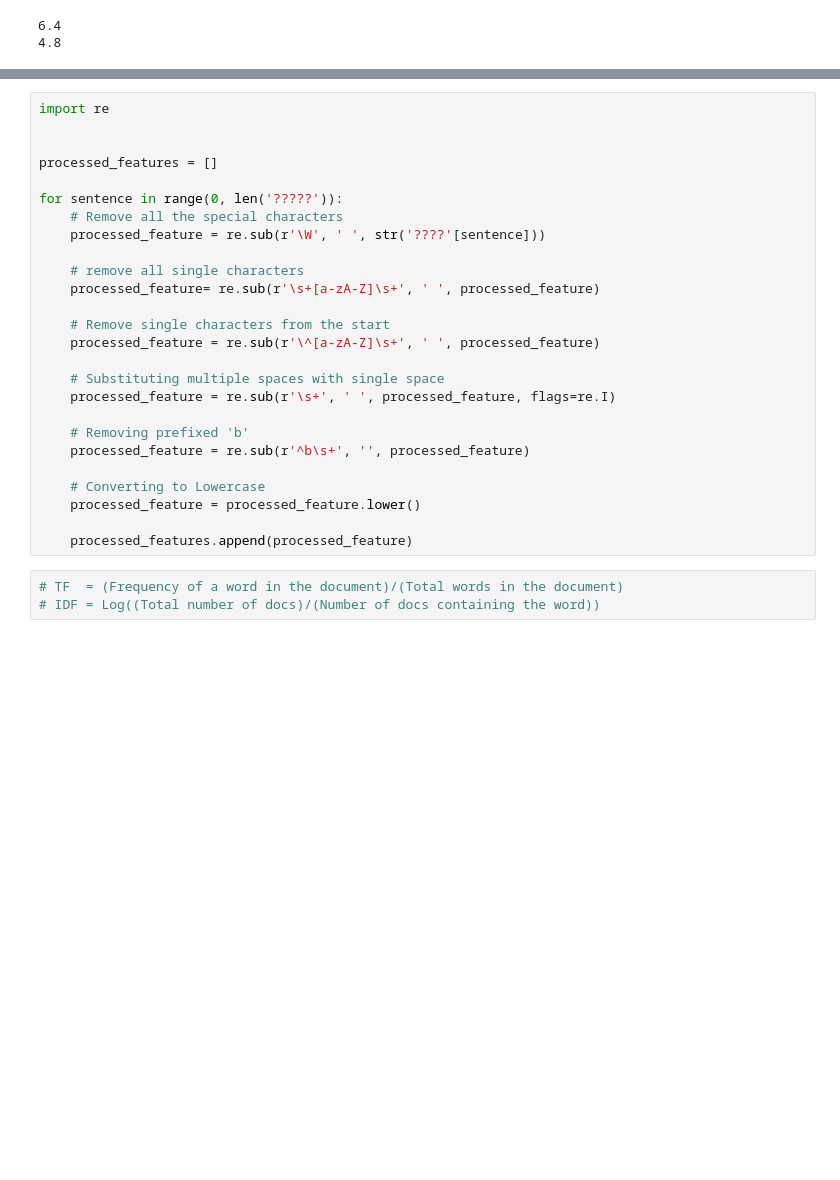
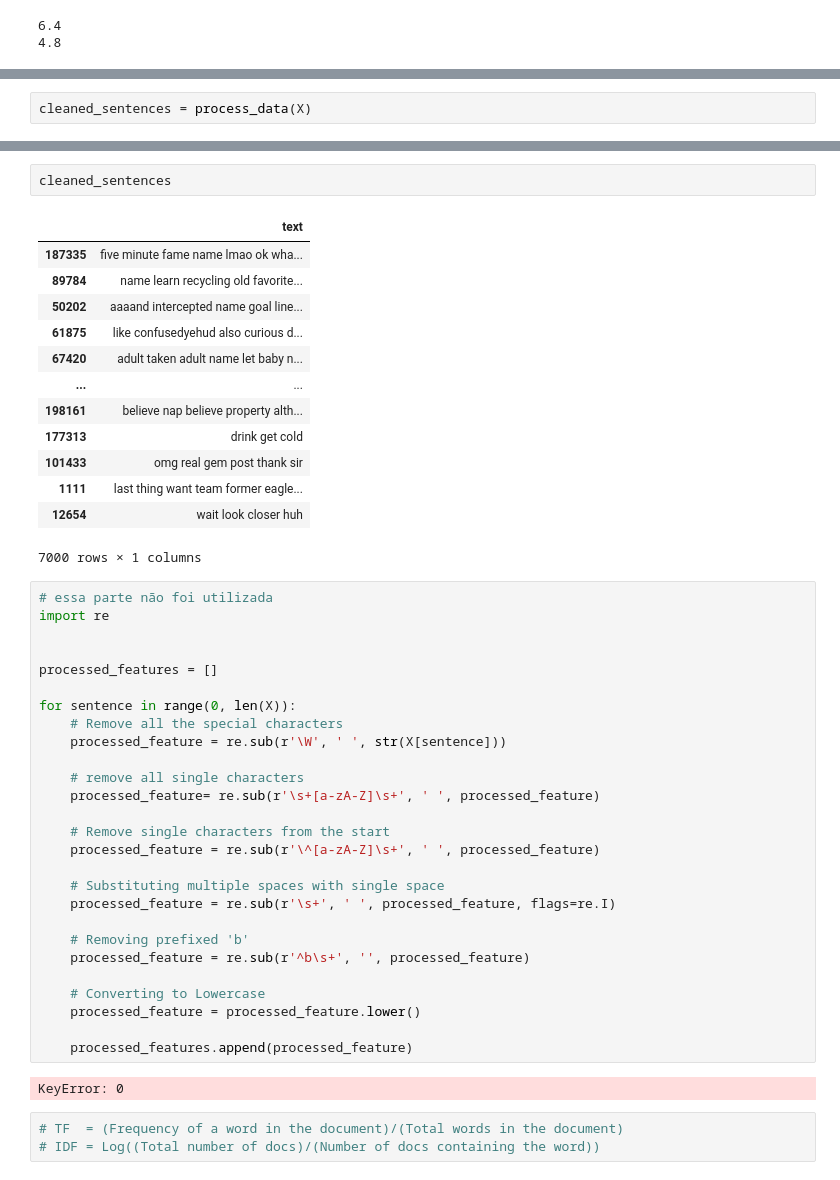
Before and after one commit to tatchiwiggers/mi-person-legacy, a Jupyter notebook: notebooks/random_forest.ipynb, the cells around one changed output, grey strips where cells are left out. Saved outputs shown, nothing was run; the diff lists cells and outputs as text; blank space fills up the shorter version.

```diff
--- a/notebooks/random_forest.ipynb
+++ b/notebooks/random_forest.ipynb
@@ -56,0 +195,2 @@ X.head()
+# %%
+cleaned_sentences = process_data(X)
@@ -57,12 +215,29 @@ X.head()
+# %%
+cleaned_sentences
+# %% [output]
+|  | text |
+| 187335 | five minute fame name lmao ok wha... |
+| 89784 | name learn recycling old favorite... |
+| 50202 | aaaand intercepted name goal line... |
+| 61875 | like confusedyehud also curious d... |
+| 67420 | adult taken adult name let baby n... |
+| ... | ... |
+| 198161 | believe nap believe property alth... |
+| 177313 | drink get cold |
+| 101433 | omg real gem post thank sir |
+| 1111 | last thing want team former eagle... |
+| 12654 | wait look closer huh |
+7000 rows × 1 columns
 # %%
+# essa parte não foi utilizada
 import re
 
 
 processed_features = []
 
-for sentence in range(0, len('?????')):
+for sentence in range(0, len(X)):
     # Remove all the special characters
-    processed_feature = re.sub(r'\W', ' ', str('????'[sentence]))
+    processed_feature = re.sub(r'\W', ' ', str(X[sentence]))
 
     # remove all single characters
     processed_feature= re.sub(r'\s+[a-zA-Z]\s+', ' ', processed_feature)
@@ -80,6 +255,8 @@ for sentence in range(0, len('?????')):
     processed_feature = processed_feature.lower()
 
     processed_features.append(processed_feature)
+# %% [output]
+KeyError: 0
 # %%
 # TF  = (Frequency of a word in the document)/(Total words in the document)
 # IDF = Log((Total number of docs)/(Number of docs containing the word))
```
Also changed, not shown: parts of 27 cells of this notebook, 2 other files.
